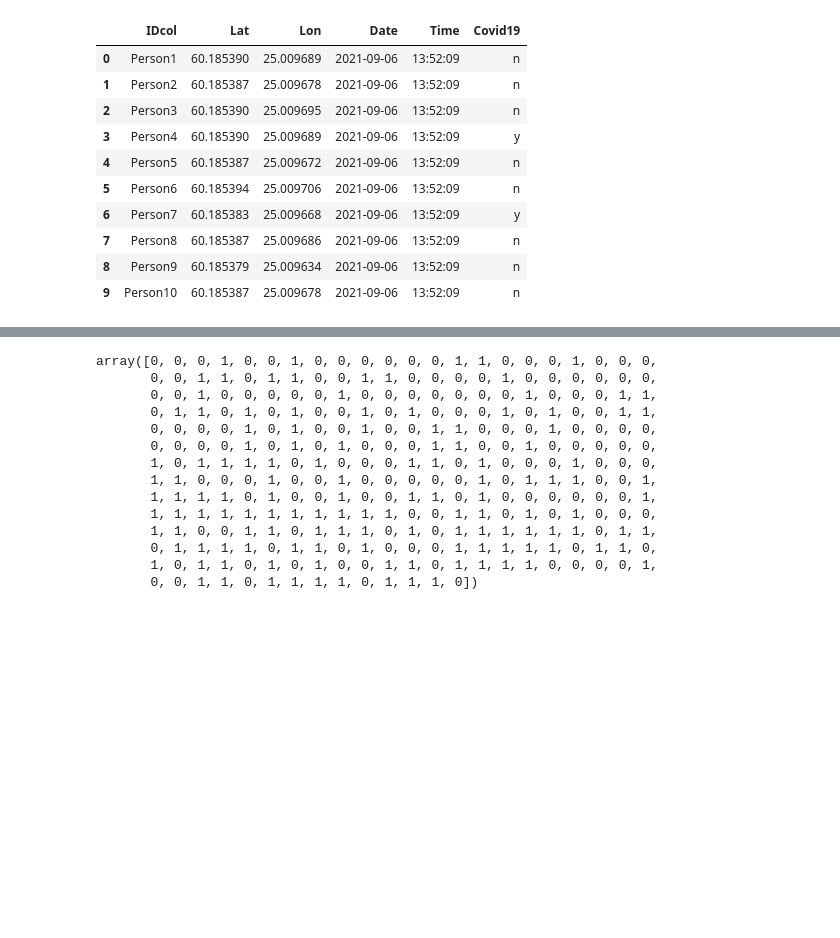
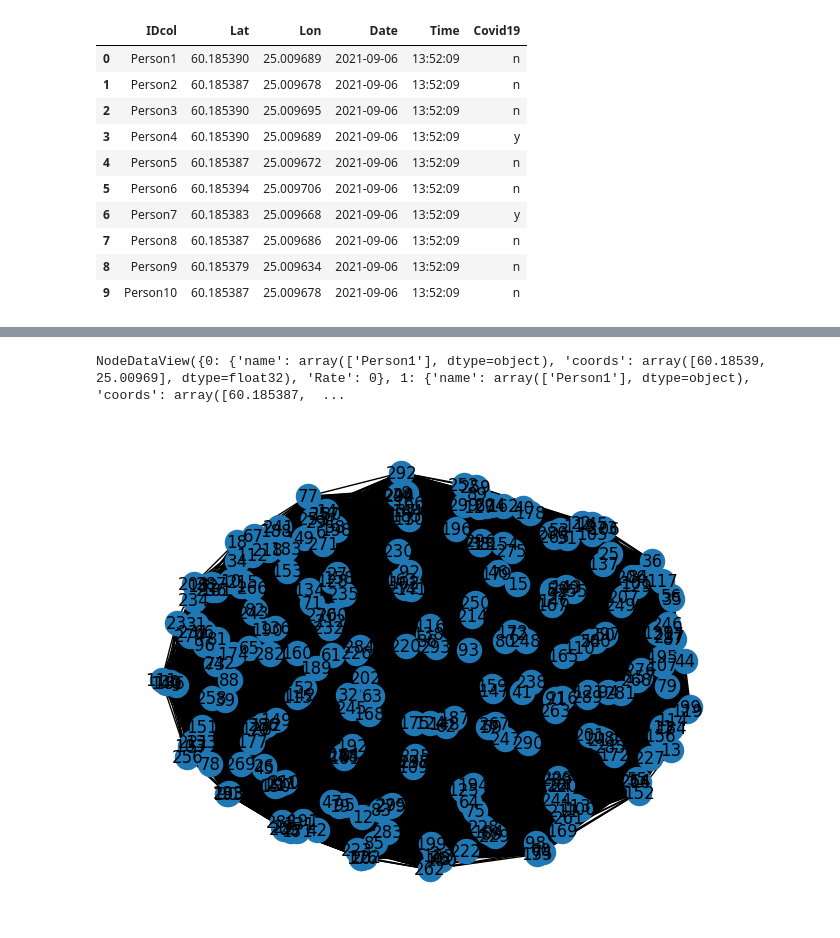
Before and after one commit to Shuyib/fl-predict-covid-19, a Jupyter notebook: math-modelling-covid-19-sim-data.ipynb, the cells around one changed output, grey strips where cells are left out. Saved outputs shown, nothing was run; the diff lists cells and outputs as text; code cells hidden in the pictures; blank space fills up the shorter version.

Commit message:
Draw graph and calculate distances between indivdiduals.

```diff
--- a/math-modelling-covid-19-sim-data.ipynb
+++ b/math-modelling-covid-19-sim-data.ipynb
@@ -59,19 +86,6 @@ f"They are no duplicates in the dataset. However, {no_of_nodes} is."
 # %%
 # preprocessing the dataframe: Covid19 column
+# 0 = no covid19, 1 = covid19 using sklearn.preprocessing.LabelEncoder
+# use apply() to apply the LabelEncoder to the Covid19 column
 le = preprocessing.LabelEncoder()
-le.fit_transform(df.Covid19)
+df["Covid19"] = df[["Covid19"]].apply(le.fit_transform)
-# %% [output]
-array([0, 0, 0, 1, 0, 0, 1, 0, 0, 0, 0, 0, 0, 1, 1, 0, 0, 0, 1, 0, 0, 0,
-       0, 0, 1, 1, 0, 1, 1, 0, 0, 1, 1, 0, 0, 0, 0, 1, 0, 0, 0, 0, 0, 0,
-       0, 0, 1, 0, 0, 0, 0, 0, 1, 0, 0, 0, 0, 0, 0, 0, 1, 0, 0, 0, 1, 1,
-       0, 1, 1, 0, 1, 0, 1, 0, 0, 1, 0, 1, 0, 0, 0, 1, 0, 1, 0, 0, 1, 1,
-       0, 0, 0, 0, 1, 0, 1, 0, 0, 1, 0, 0, 1, 1, 0, 0, 0, 1, 0, 0, 0, 0,
-       0, 0, 0, 0, 1, 0, 1, 0, 1, 0, 0, 0, 1, 1, 0, 0, 1, 0, 0, 0, 0, 0,
-       1, 0, 1, 1, 1, 1, 0, 1, 0, 0, 0, 1, 1, 0, 1, 0, 0, 0, 1, 0, 0, 0,
-       1, 1, 0, 0, 0, 1, 0, 0, 1, 0, 0, 0, 0, 0, 1, 0, 1, 1, 1, 0, 0, 1,
-       1, 1, 1, 1, 0, 1, 0, 0, 1, 0, 0, 1, 1, 0, 1, 0, 0, 0, 0, 0, 0, 1,
-       1, 1, 1, 1, 1, 1, 1, 1, 1, 1, 1, 0, 0, 1, 1, 0, 1, 0, 1, 0, 0, 0,
-       1, 1, 0, 0, 1, 1, 0, 1, 1, 1, 0, 1, 0, 1, 1, 1, 1, 1, 1, 0, 1, 1,
-       0, 1, 1, 1, 1, 0, 1, 1, 0, 1, 0, 0, 0, 1, 1, 1, 1, 1, 0, 1, 1, 0,
-       1, 0, 1, 1, 0, 1, 0, 1, 0, 0, 1, 1, 0, 1, 1, 1, 1, 0, 0, 0, 0, 1,
-       0, 0, 1, 1, 0, 1, 1, 1, 1, 0, 1, 1, 1, 0])
@@ -80,0 +92,2 @@ G = nx.Graph()
+# %%
+no_of_nodes = df.shape[0]
@@ -81 +105,50 @@ G = nx.Graph()
+# %%
+# see graph nodes
+# to see data add data=true
+G.nodes(data=True)
+# %% [output]
+NodeDataView({0: {'name': array(['Person1'], dtype=object), 'coords': array([60.18539, 25.00969], dtype=float32), 'Rate': 0}, 1: {'name': array(['Person1'], dtype=object), 'coords': array([60.185387,  ...
+# %%
+def geodesic_distance(nodeidx1, nodeidx2):
+    '''
+    distance between two individuals in meters
+
+    Parameters
+    ----------
+    nodeidx1 : int
+        index of first individual
+
+    nodeidx2 : int
+        index of second individual
+
+    Returns
+    -------
+    dist : float
+        distance between two individuals in meters
+
+    Example
+    -------
+    >>> geodesic_distance(0, 1)
+    0.0
+    '''
+    # get the coordinates of the two individuals
+    coords1 = G.nodes[nodeidx1]["coords"]
+    coords2 = G.nodes[nodeidx2]["coords"]
+    # compute the distance between the two individuals
+    dist = np.linalg.norm(coords1 - coords2)
+    # return the distance in meters
+    return dist
+
+# if distance is below two meters connect individuals by and edge
+for nodeidx1 in range(no_of_nodes):
+    for nodeidx2 in range(no_of_nodes):
+        if nodeidx1 != nodeidx2:
+            dist = geodesic_distance(nodeidx1, nodeidx2)
+            if dist < 2:
+                G.add_edge(nodeidx1, nodeidx2)
+# %%
+# visualize the graph
+nx.draw(G, with_labels=True)
+# %% [output]
+[figure, added]
 # %%
```
Also changed, not shown: parts of 7 cells of this notebook.
